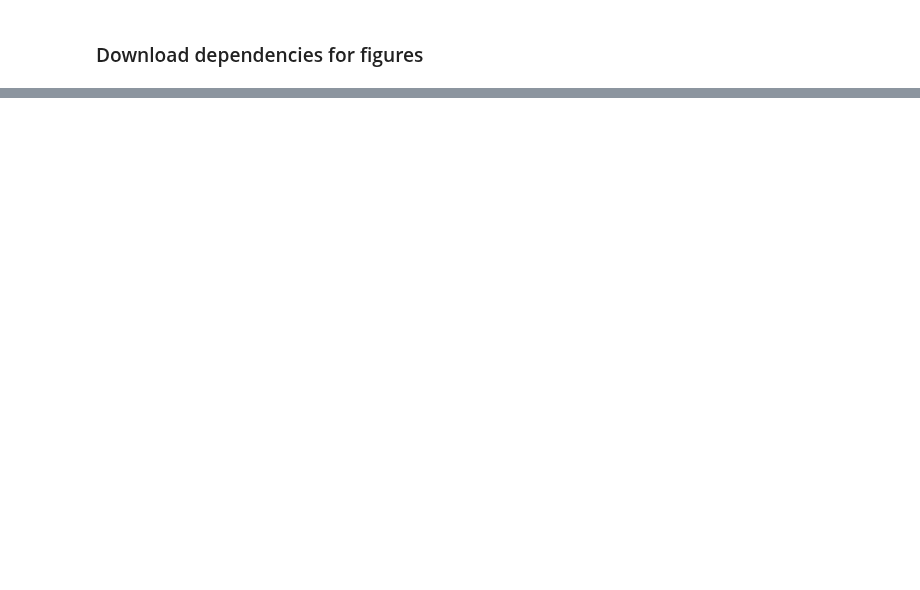
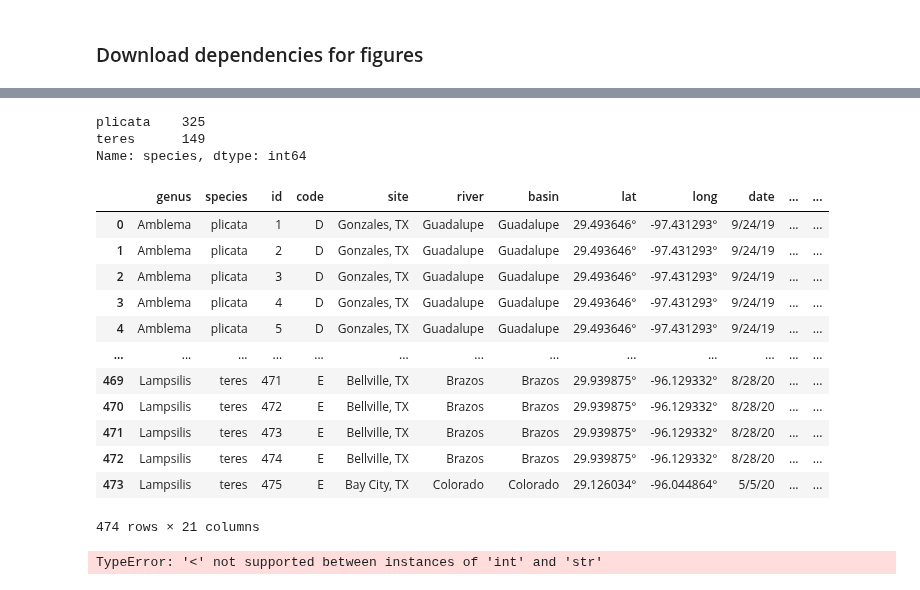
Before and after one commit to bhernan2/mussel_aging, a Jupyter notebook: aging_analysis.ipynb, the cells around one changed output, grey strips where cells are left out. Saved outputs shown, nothing was run; the diff lists cells and outputs as text; code cells hidden in the pictures; blank space fills up the shorter version.

```diff
--- a/aging_analysis.ipynb
+++ b/aging_analysis.ipynb
@@ -246,0 +132,23 @@ fig.show()
+# %%
+df_rename['species'].value_counts()
+# %% [output]
+plicata    325
+teres      149
+Name: species, dtype: int64
+# %%
+df = df_rename
+df
+# %% [output]
+|  | genus | species | id | code | site | river | basin | lat | long | date | ... | ... |
+| 0 | Amblema | plicata | 1 | D | Gonzales, TX | Guadalupe | Guadalupe | 29.493646° | -97.431293° | 9/24/19 | ... | ... |
+| 1 | Amblema | plicata | 2 | D | Gonzales, TX | Guadalupe | Guadalupe | 29.493646° | -97.431293° | 9/24/19 | ... | ... |
+| 2 | Amblema | plicata | 3 | D | Gonzales, TX | Guadalupe | Guadalupe | 29.493646° | -97.431293° | 9/24/19 | ... | ... |
+| 3 | Amblema | plicata | 4 | D | Gonzales, TX | Guadalupe | Guadalupe | 29.493646° | -97.431293° | 9/24/19 | ... | ... |
+| 4 | Amblema | plicata | 5 | D | Gonzales, TX | Guadalupe | Guadalupe | 29.493646° | -97.431293° | 9/24/19 | ... | ... |
+| ... | ... | ... | ... | ... | ... | ... | ... | ... | ... | ... | ... | ... |
+| 469 | Lampsilis | teres | 471 | E | Bellville, TX | Brazos | Brazos | 29.939875° | -96.129332° | 8/28/20 | ... | ... |
+| 470 | Lampsilis | teres | 472 | E | Bellville, TX | Brazos | Brazos | 29.939875° | -96.129332° | 8/28/20 | ... | ... |
+| 471 | Lampsilis | teres | 473 | E | Bellville, TX | Brazos | Brazos | 29.939875° | -96.129332° | 8/28/20 | ... | ... |
+| 472 | Lampsilis | teres | 474 | E | Bellville, TX | Brazos | Brazos | 29.939875° | -96.129332° | 8/28/20 | ... | ... |
+| 473 | Lampsilis | teres | 475 | E | Bay City, TX | Colorado | Colorado | 29.126034° | -96.044864° | 5/5/20 | ... | ... |
+474 rows × 21 columns
@@ -246,0 +157,19 @@ fig.show()
+# %%
+x1 = df["Z age"]
+x2 = df["L age"]
+x3 = df["B age"]
+
+hist_data = [x1, x2, x3]
+
+group_labels = ['Z', 'L', 'B']
+colors = ['#A56CC1', '#A6ACEC', '#63F5EF']
+
+# Create distplot with curve_type set to 'normal'
+fig = ff.create_distplot(hist_data, group_labels, colors=colors,
+                         bin_size=.2, show_rug=False)
+
+# Add title
+fig.update_layout(title_text='Hist and Curve Plot')
+fig.show()
+# %% [output]
+TypeError: '<' not supported between instances of 'int' and 'str'
```
Also changed, not shown: parts of 14 cells of this notebook.
